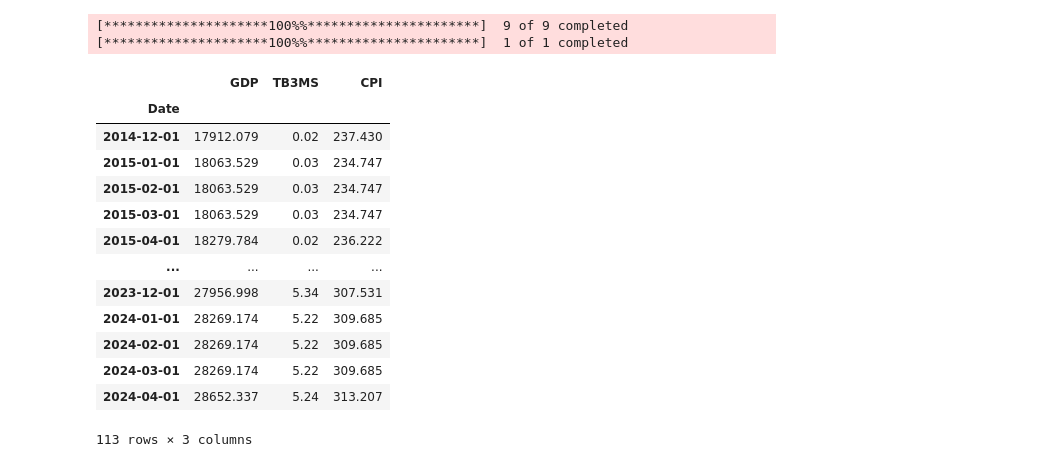
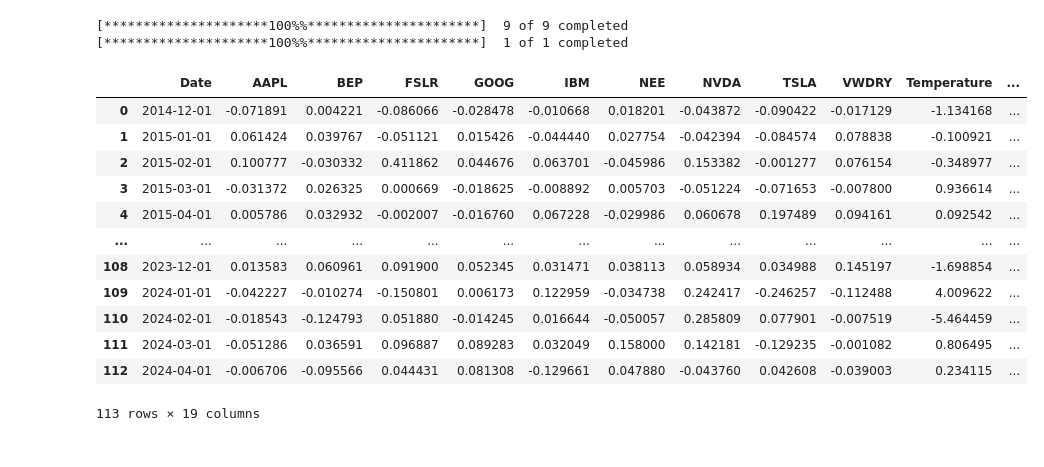
Before and after one commit to luisrc44/QAA-with-Climate-Change-and-ESG, a Jupyter notebook: QAA_wCC.ipynb, the cells around one changed output. Drawn from its saved outputs; the diff is of its cells as text; code cells hidden in the pictures.

Commit message:
All data

```diff
--- a/QAA_wCC.ipynb
+++ b/QAA_wCC.ipynb
@@ -31,27 +31,26 @@ asset_prices, benchmark_prices = downloader.download_data(start_date=start_date,
                                                           assets=assets,
                                                           benchmark=benchmark)
 
-# Combina los datos climáticos y financieros
-combined_data = pd.merge(asset_prices, climate_data, on='Date')
+combined_data = pd.merge(asset_prices, climate_data, on='Date').iloc[:-1]
+all_data = pd.merge(combined_data, economic_data, on='Date')
 # %% [output]
 [*********************100%%**********************]  9 of 9 completed
 [*********************100%%**********************]  1 of 1 completed
 # %%
-economic_data
+all_data
 # %% [output]
-|  | GDP | TB3MS | CPI |
-| Date |  |  |  |
-| 2014-12-01 | 17912.079 | 0.02 | 237.430 |
-| 2015-01-01 | 18063.529 | 0.03 | 234.747 |
-| 2015-02-01 | 18063.529 | 0.03 | 234.747 |
-| 2015-03-01 | 18063.529 | 0.03 | 234.747 |
-| 2015-04-01 | 18279.784 | 0.02 | 236.222 |
-| ... | ... | ... | ... |
-| 2023-12-01 | 27956.998 | 5.34 | 307.531 |
-| 2024-01-01 | 28269.174 | 5.22 | 309.685 |
-| 2024-02-01 | 28269.174 | 5.22 | 309.685 |
-| 2024-03-01 | 28269.174 | 5.22 | 309.685 |
-| 2024-04-01 | 28652.337 | 5.24 | 313.207 |
+|  | Date | AAPL | BEP | FSLR | GOOG | IBM | NEE | NVDA | TSLA | VWDRY | Temperature | ... |
+| 0 | 2014-12-01 | -0.071891 | 0.004221 | -0.086066 | -0.028478 | -0.010668 | 0.018201 | -0.043872 | -0.090422 | -0.017129 | -1.134168 | ... |
+| 1 | 2015-01-01 | 0.061424 | 0.039767 | -0.051121 | 0.015426 | -0.044440 | 0.027754 | -0.042394 | -0.084574 | 0.078838 | -0.100921 | ... |
+| 2 | 2015-02-01 | 0.100777 | -0.030332 | 0.411862 | 0.044676 | 0.063701 | -0.045986 | 0.153382 | -0.001277 | 0.076154 | -0.348977 | ... |
+| 3 | 2015-03-01 | -0.031372 | 0.026325 | 0.000669 | -0.018625 | -0.008892 | 0.005703 | -0.051224 | -0.071653 | -0.007800 | 0.936614 | ... |
+| 4 | 2015-04-01 | 0.005786 | 0.032932 | -0.002007 | -0.016760 | 0.067228 | -0.029986 | 0.060678 | 0.197489 | 0.094161 | 0.092542 | ... |
+| ... | ... | ... | ... | ... | ... | ... | ... | ... | ... | ... | ... | ... |
+| 108 | 2023-12-01 | 0.013583 | 0.060961 | 0.091900 | 0.052345 | 0.031471 | 0.038113 | 0.058934 | 0.034988 | 0.145197 | -1.698854 | ... |
+| 109 | 2024-01-01 | -0.042227 | -0.010274 | -0.150801 | 0.006173 | 0.122959 | -0.034738 | 0.242417 | -0.246257 | -0.112488 | 4.009622 | ... |
+| 110 | 2024-02-01 | -0.018543 | -0.124793 | 0.051880 | -0.014245 | 0.016644 | -0.050057 | 0.285809 | 0.077901 | -0.007519 | -5.464459 | ... |
+| 111 | 2024-03-01 | -0.051286 | 0.036591 | 0.096887 | 0.089283 | 0.032049 | 0.158000 | 0.142181 | -0.129235 | -0.001082 | 0.806495 | ... |
+| 112 | 2024-04-01 | -0.006706 | -0.095566 | 0.044431 | 0.081308 | -0.129661 | 0.047880 | -0.043760 | 0.042608 | -0.039003 | 0.234115 | ... |
-113 rows × 3 columns
+113 rows × 19 columns
 # %%
 asset_prices.plot(x='Date', y=assets, figsize=(14, 7), title='Asset Returns')
```
Also changed, not shown: parts of 2 cells of this notebook.
